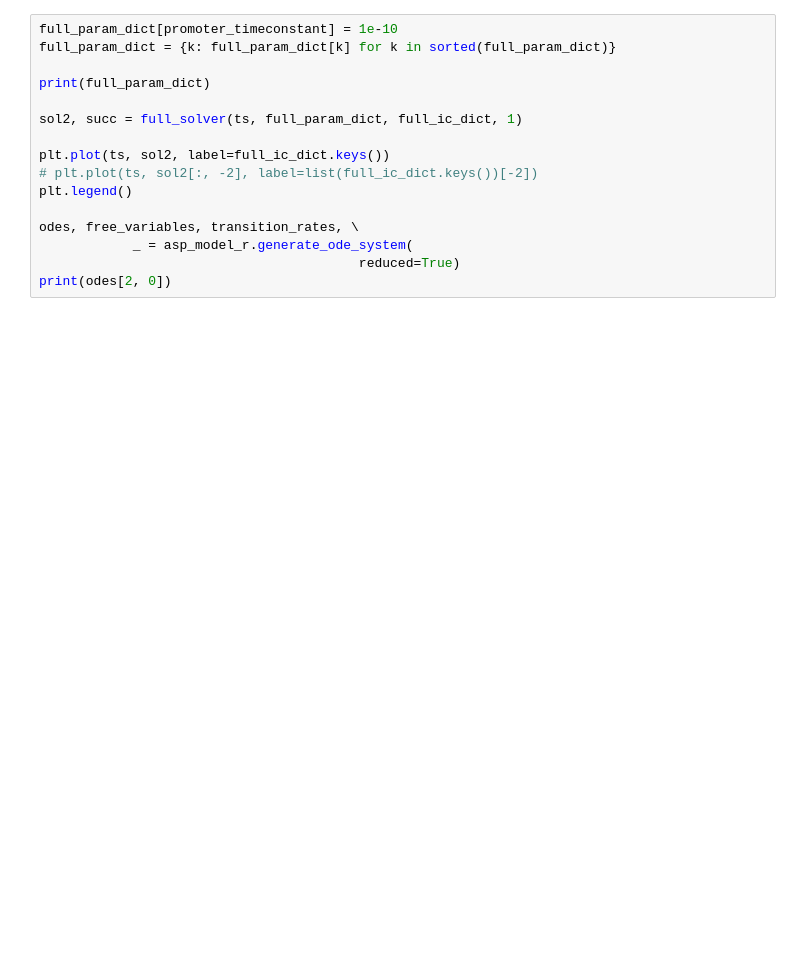
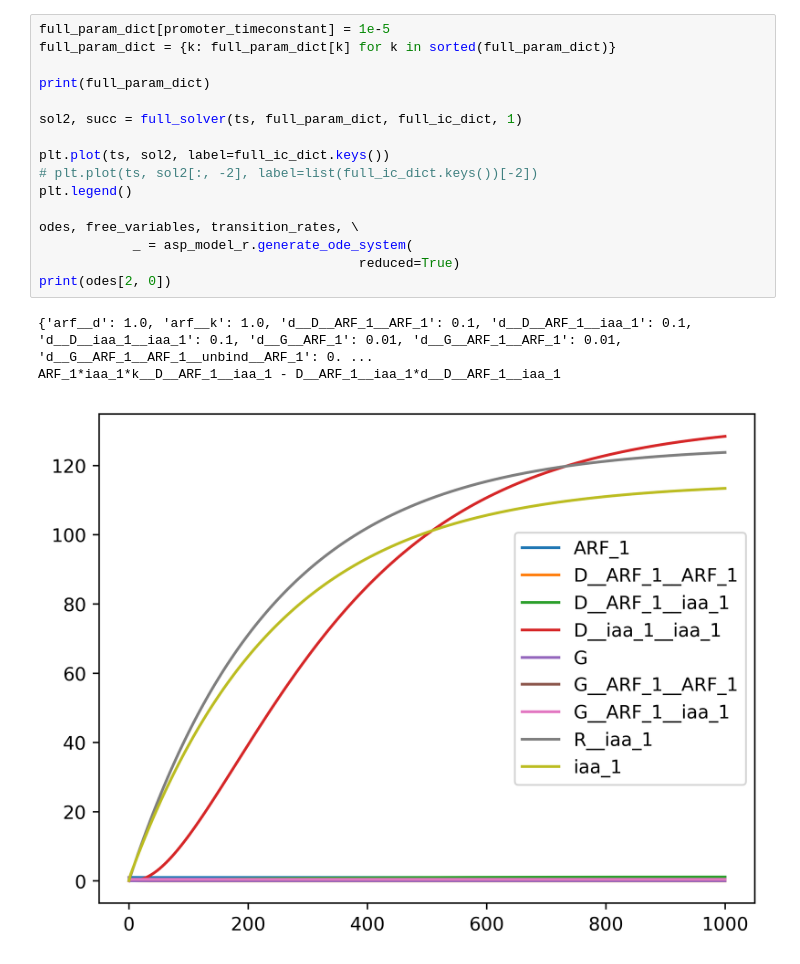
Before and after one commit to joeyshuttleworth/auxin_signalling_models, a Jupyter notebook: notebooks/degenerate_model_demonstration.ipynb, the cells around one changed output. Cells and saved outputs as stored; diff of their text form; blank space fills up the shorter version.

```diff
--- a/notebooks/degenerate_model_demonstration.ipynb
+++ b/notebooks/degenerate_model_demonstration.ipynb
@@ -80,16 +100,20 @@ plt.legend()
 # %%
-full_param_dict[promoter_timeconstant] = 1e-10
+full_param_dict[promoter_timeconstant] = 1e-5
 full_param_dict = {k: full_param_dict[k] for k in sorted(full_param_dict)}
 
 print(full_param_dict)
 
 sol2, succ = full_solver(ts, full_param_dict, full_ic_dict, 1)
 
 plt.plot(ts, sol2, label=full_ic_dict.keys())
 # plt.plot(ts, sol2[:, -2], label=list(full_ic_dict.keys())[-2])
 plt.legend()
 
 odes, free_variables, transition_rates, \
             _ = asp_model_r.generate_ode_system(
                                          reduced=True)
 print(odes[2, 0])
+# %% [output]
+{'arf__d': 1.0, 'arf__k': 1.0, 'd__D__ARF_1__ARF_1': 0.1, 'd__D__ARF_1__iaa_1': 0.1, 'd__D__iaa_1__iaa_1': 0.1, 'd__G__ARF_1': 0.01, 'd__G__ARF_1__ARF_1': 0.01, 'd__G__ARF_1__ARF_1__unbind__ARF_1': 0. ...
+ARF_1*iaa_1*k__D__ARF_1__iaa_1 - D__ARF_1__iaa_1*d__D__ARF_1__iaa_1
+[figure, added]
```
Also changed, not shown: parts of 8 cells of this notebook.
